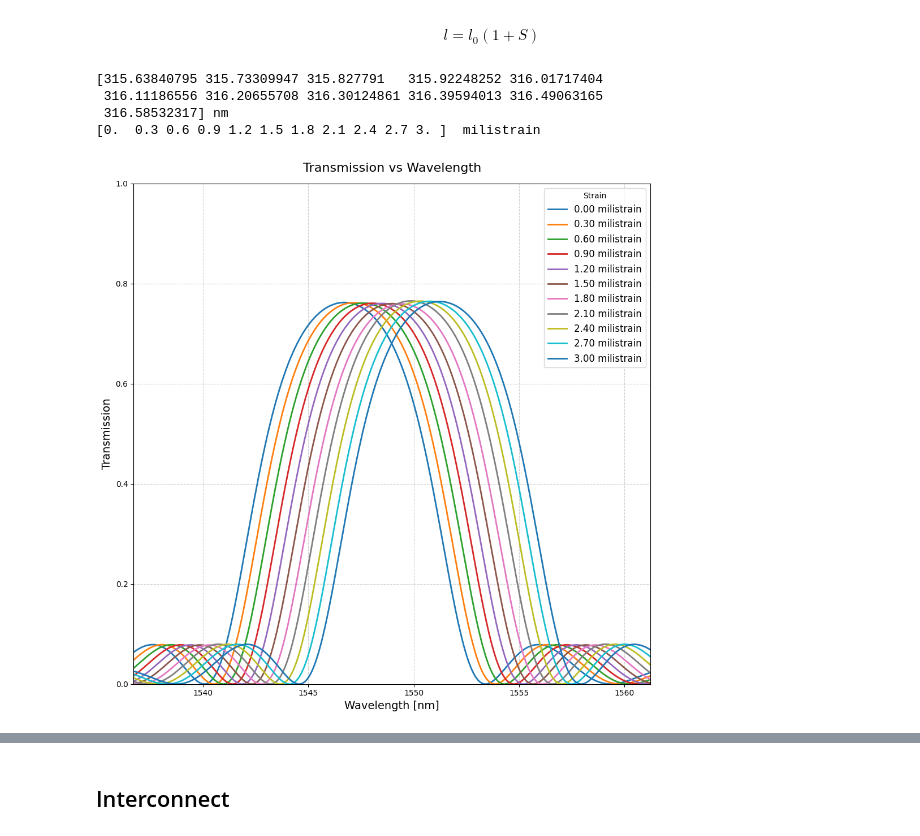
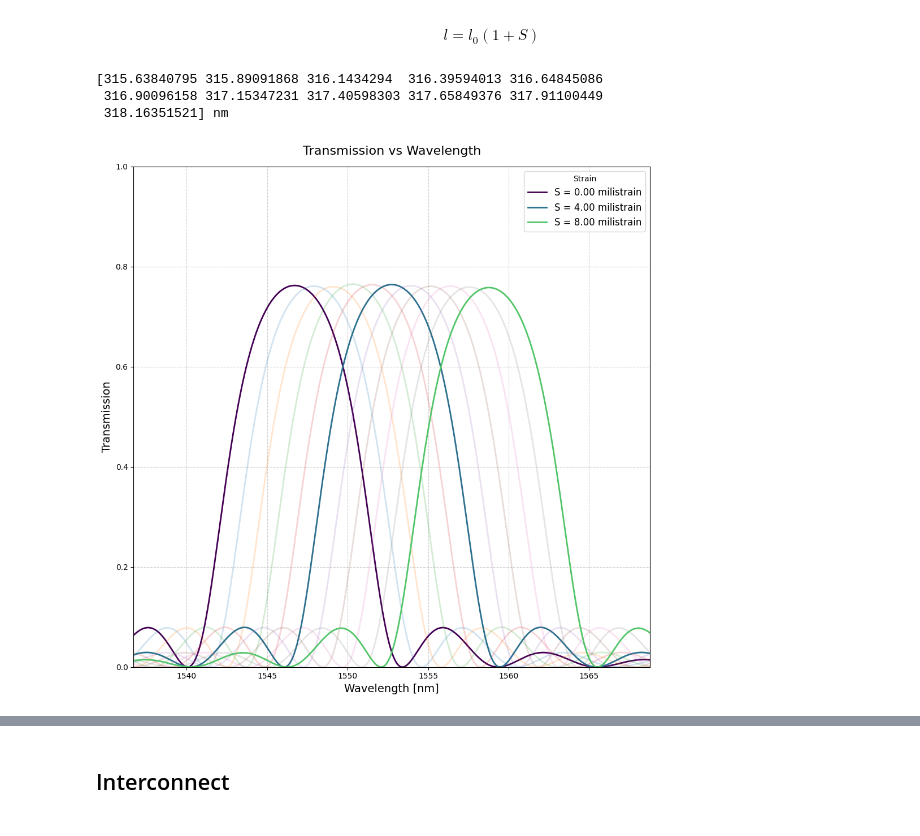
Before and after one commit to EriCand-Ss/Photonics-API-lumapi, a Jupyter notebook: SILICON BRAGG/API.ipynb, the cells around one changed output, grey strips where cells are left out. Cells and saved outputs as stored; diff of their text form; code cells hidden in the pictures.

Commit message:
Integrate Bragg for temperature and strain variation

```diff
--- a/SILICON BRAGG/API.ipynb
+++ b/SILICON BRAGG/API.ipynb
@@ -296,6 +378,12 @@ for i in range(0,len(Temperatura),1):
 
     S21[:,2*i] = S21_modulo[i]
     S21[:,2*i+1] = S21_fase[i]
+# %%
+filepath = r"C:\Users\gson5\Downloads\Photonics-API-lumapi\SILICON BRAGG\BRAGG TEMPERATURE"
+tamanho = len(os.listdir(filepath))
+
+for i in range(tamanho):
+    os.remove(fr"C:\Users\gson5\Downloads\Photonics-API-lumapi\SILICON BRAGG\BRAGG TEMPERATURE\bragg_temperature_{i+1}.dat")
 # %%
 
 # Parâmetros
@@ -307,7 +395,7 @@ numPort = 2  # 2 portas
 modeLabel = ["TE"]  # lista com rótulos de modos
 
 for i in range(len(Temperatura)):
-    filename = f"bragg_temperature_{i+1}.dat"
+    filename = os.getcwd() + fr"\BRAGG TEMPERATURE\bragg_temperature_{i+1}.dat"
     with open(filename, "w") as f:
         for kk in range(numMode):
             for mm in range(numPort):  # porta de saída
@@ -374,7 +459,3 @@ plt.show()
 # %%
-frequencia_onde_ocorre_maxima_transmissao = np.zeros(len(Temperatura))
-
-for i in range(len(Temperatura)):
-    x_max, y_max = achar_x_e_y_maximo_em_um_intervalo_quando_tiver_varios_picos(Transmissao_T[i],wvg*1e9, 1500,1600)
-    frequencia_onde_ocorre_maxima_transmissao[i] = (x_max)
+frequencia_onde_ocorre_maxima_transmissao,_ = analise_comprimento_de_onda_para_sensor(Temperatura,Transmissao_T,wvg*1e9,1500,1600)
 # %%
@@ -414,15 +490,12 @@ $$
 l = l_0(1+S)
 $$
 # %%
-S = np.linspace(0,0.003,11)
 Lambda_strain = Lambda*(1+S)
 print(Lambda_strain*1e9, "nm")
-print(S*1e3," milistrain")
 # %% [output]
-[315.63840795 315.73309947 315.827791   315.92248252 316.01717404
- 316.11186556 316.20655708 316.30124861 316.39594013 316.49063165
- 316.58532317] nm
-[0.  0.3 0.6 0.9 1.2 1.5 1.8 2.1 2.4 2.7 3. ]  milistrain
+[315.63840795 315.89091868 316.1434294  316.39594013 316.64845086
+ 316.90096158 317.15347231 317.40598303 317.65849376 317.91100449
+ 318.16351521] nm
 # %%
 Transmissao = []
 S11_modulo = []
@@ -510,44 +583,52 @@ for i in range(len(S)):
     S21_modulo.append(np.abs(Resultado['s21']))
     S21_fase.append(np.angle(Resultado['s21']))
 # %%
+cmap = plt.cm.viridis
+
 plt.figure(figsize=(10, 10))
 
-# Plot com linhas + bolas vazadas
 for i in range(len(S)):
-    plt.plot(
-        wvg * 1e9,
-        Transmissao[i],
-        markerfacecolor='none',  # bola vazada
-        markersize=6,
-        linewidth=2,
-        label=fr"{S[i]*1000:.2f} milistrain"
-    )
+    if (i%5 == 0):
+        plt.plot(
+            wvg * 1e9,
+            Transmissao[i],
+            markerfacecolor='none',  # bola vazada
+            markersize=6,
+            linewidth=2,
+            color=cmap(0.8*i/len(S)),
+            label = f"S = {S[i]*1e3:.2f} milistrain"
+        )
+    else:
+        plt.plot(
+            wvg * 1e9,
+            Transmissao[i],
+            markerfacecolor='none',  # bola vazada
+            markersize=6,
+            alpha = 0.2,
+            linewidth=2,
+        )
 
-# Limites de x pelo pico inicial/final
 x_max_S1, _ = achar_x_e_y_maximo_em_um_intervalo_quando_tiver_varios_picos(
     Transmissao[0], wvg*1e9, 1500, 1600
 )
 x_max_S2, _ = achar_x_e_y_maximo_em_um_intervalo_quando_tiver_varios_picos(
     Transmissao[-1], wvg*1e9, 1500, 1600
 )
 
 plt.xlim(x_max_S1 - 10, x_max_S2 + 10)
 plt.ylim(0, 1)
 
-# Labels e título
 plt.xlabel("Wavelength [nm]", fontsize=14)
 plt.ylabel("Transmission", fontsize=14)
 plt.title("Transmission vs Wavelength", fontsize=16, pad=15)
 
-# Estética
 plt.legend(title="Strain", fontsize=12)
 plt.grid(True, linestyle="--", alpha=0.6)
 plt.tight_layout()
 
-# Salvar imagem em alta resolução
-plt.savefig("transmissao_vs_wavelength_strain.png", dpi=300, bbox_inches="tight")
+plt.savefig(os.getcwd() + fr"\RESULTADOS\transmissao_vs_wavelength_strain.png", dpi=300, bbox_inches="tight")
 
 plt.show()
 # %% [output]
-[figure, old version]
+[figure, new version]
 # %%
```
Also changed, not shown: parts of 39 cells of this notebook, 30 other files.
